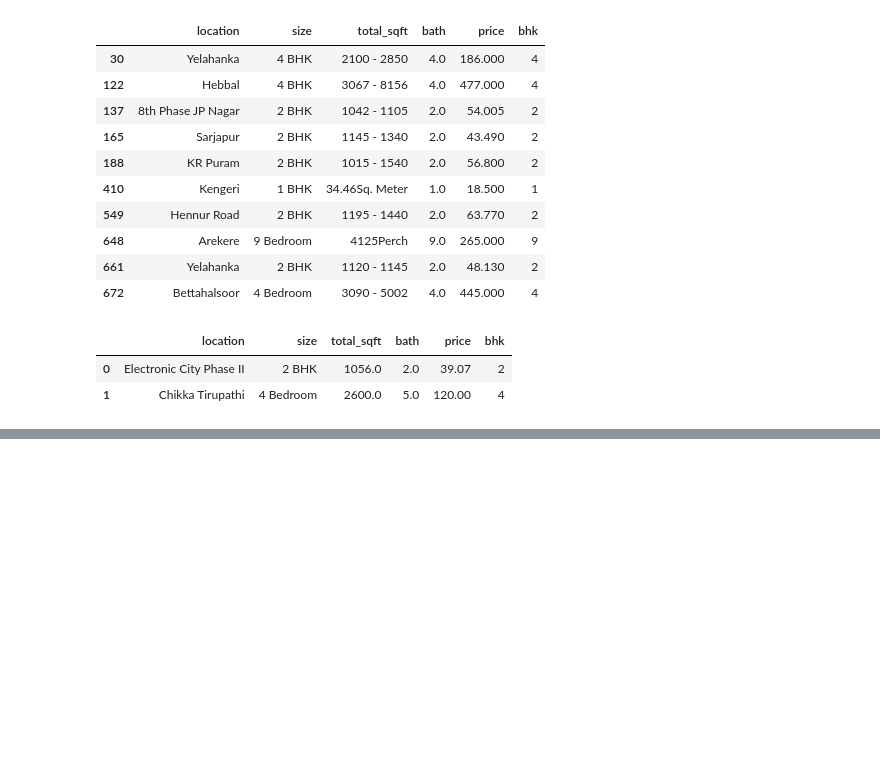
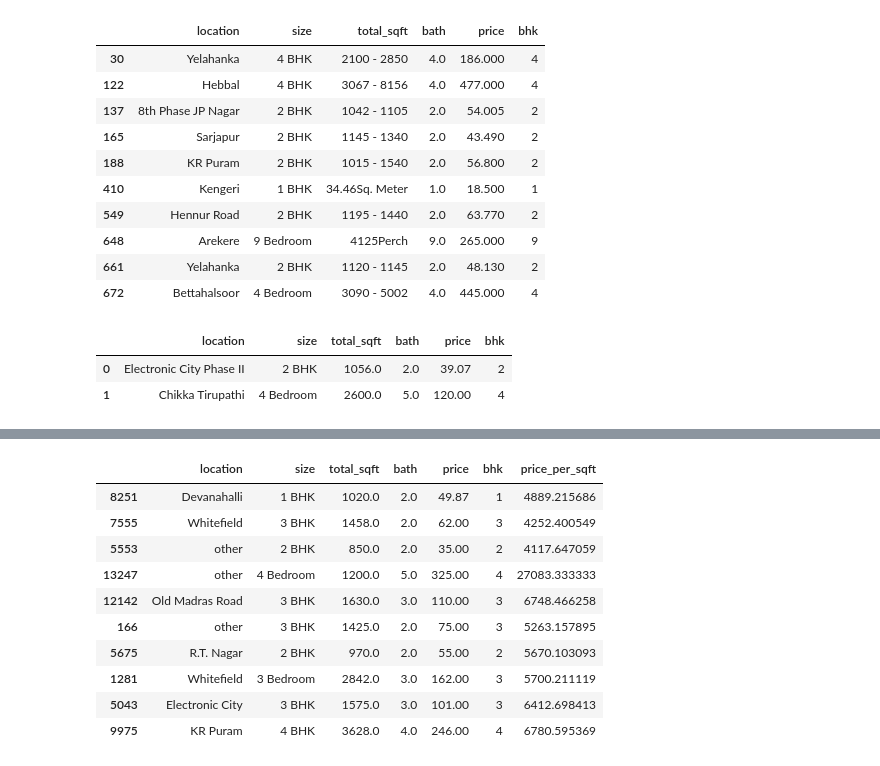
Before and after one commit to NarendarPaindla/mrecwbatch1, a Jupyter notebook: Projects/houseprediction/bhp.ipynb, the cells around one changed output, grey strips where cells are left out. Saved outputs shown, nothing was run; the diff lists cells and outputs as text; code cells hidden in the pictures; blank space fills up the shorter version.

```diff
--- a/Projects/houseprediction/bhp.ipynb
+++ b/Projects/houseprediction/bhp.ipynb
@@ -178,0 +289,14 @@ df4.head(2)
+# %%
+df5.sample(10)
+# %% [output]
+|  | location | size | total_sqft | bath | price | bhk | price_per_sqft |
+| 8251 | Devanahalli | 1 BHK | 1020.0 | 2.0 | 49.87 | 1 | 4889.215686 |
+| 7555 | Whitefield | 3 BHK | 1458.0 | 2.0 | 62.00 | 3 | 4252.400549 |
+| 5553 | other | 2 BHK | 850.0 | 2.0 | 35.00 | 2 | 4117.647059 |
+| 13247 | other | 4 Bedroom | 1200.0 | 5.0 | 325.00 | 4 | 27083.333333 |
+| 12142 | Old Madras Road | 3 BHK | 1630.0 | 3.0 | 110.00 | 3 | 6748.466258 |
+| 166 | other | 3 BHK | 1425.0 | 2.0 | 75.00 | 3 | 5263.157895 |
+| 5675 | R.T. Nagar | 2 BHK | 970.0 | 2.0 | 55.00 | 2 | 5670.103093 |
+| 1281 | Whitefield | 3 Bedroom | 2842.0 | 3.0 | 162.00 | 3 | 5700.211119 |
+| 5043 | Electronic City | 3 BHK | 1575.0 | 3.0 | 101.00 | 3 | 6412.698413 |
+| 9975 | KR Puram | 4 BHK | 3628.0 | 4.0 | 246.00 | 4 | 6780.595369 |
```
Also changed, not shown: parts of 22 cells of this notebook.
